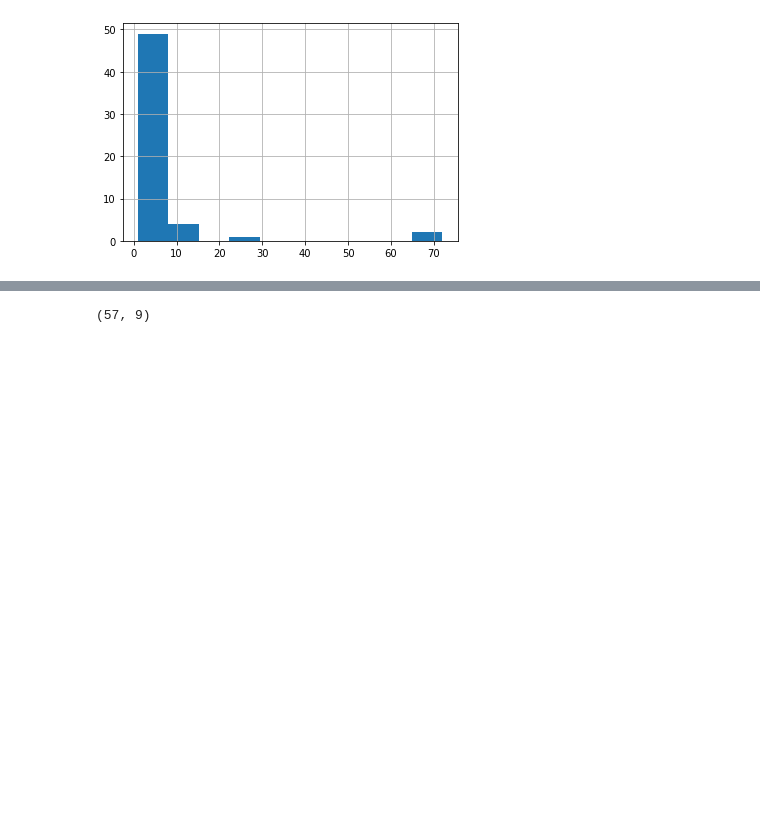
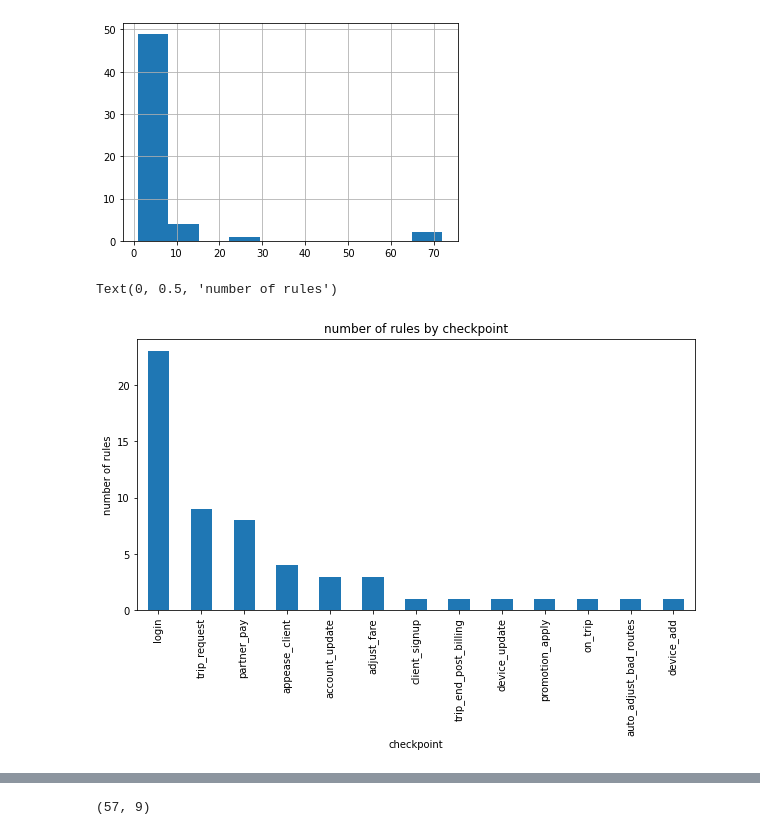
Before and after one commit to zhujune01/PythonCode, a Jupyter notebook: DataExploratory.ipynb, the cells around one changed output, grey strips where cells are left out. Saved outputs shown, nothing was run; the diff lists cells and outputs as text; code cells hidden in the pictures; blank space fills up the shorter version.

```diff
--- a/DataExploratory.ipynb
+++ b/DataExploratory.ipynb
@@ -1,10 +1,12 @@
 # %%
 import pandas as pd
 import numpy as np
-import matplotlib.pyplot as plt
+import seaborn as sns #visualisation
+import matplotlib.pyplot as plt  #visualisation
 %matplotlib inline
 
 pd.set_option('display.max_columns', None)
+sns.set(color_codes=True)
 # %% [markdown]
 ### data processing
 # %%
@@ -109,3 +140,12 @@ broken_feature.query(" `num rules` > 0 and `num rules` <100")['num rules'].hist(
 [figure]
 # %%
 bf=broken_feature.query(" `num rules` > 0")
+# %%
+# Plotting a Histogram
+bf.checkpoint.value_counts().nlargest(100).plot(kind='bar', figsize=(10,5))
+plt.title("number of rules by checkpoint")
+plt.xlabel("checkpoint")
+plt.ylabel("number of rules")
+# %% [output]
+Text(0, 0.5, 'number of rules')
+[figure, added]
```
Also changed, not shown: parts of 4 cells of this notebook.
